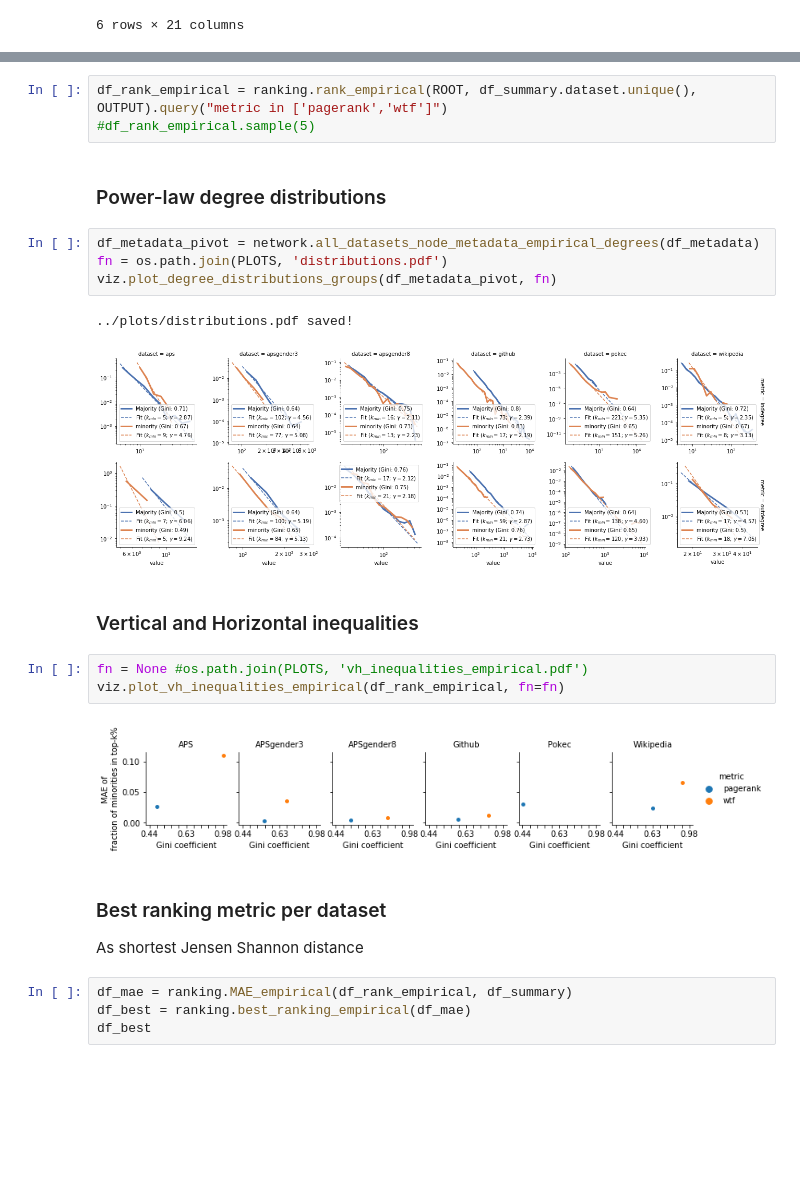
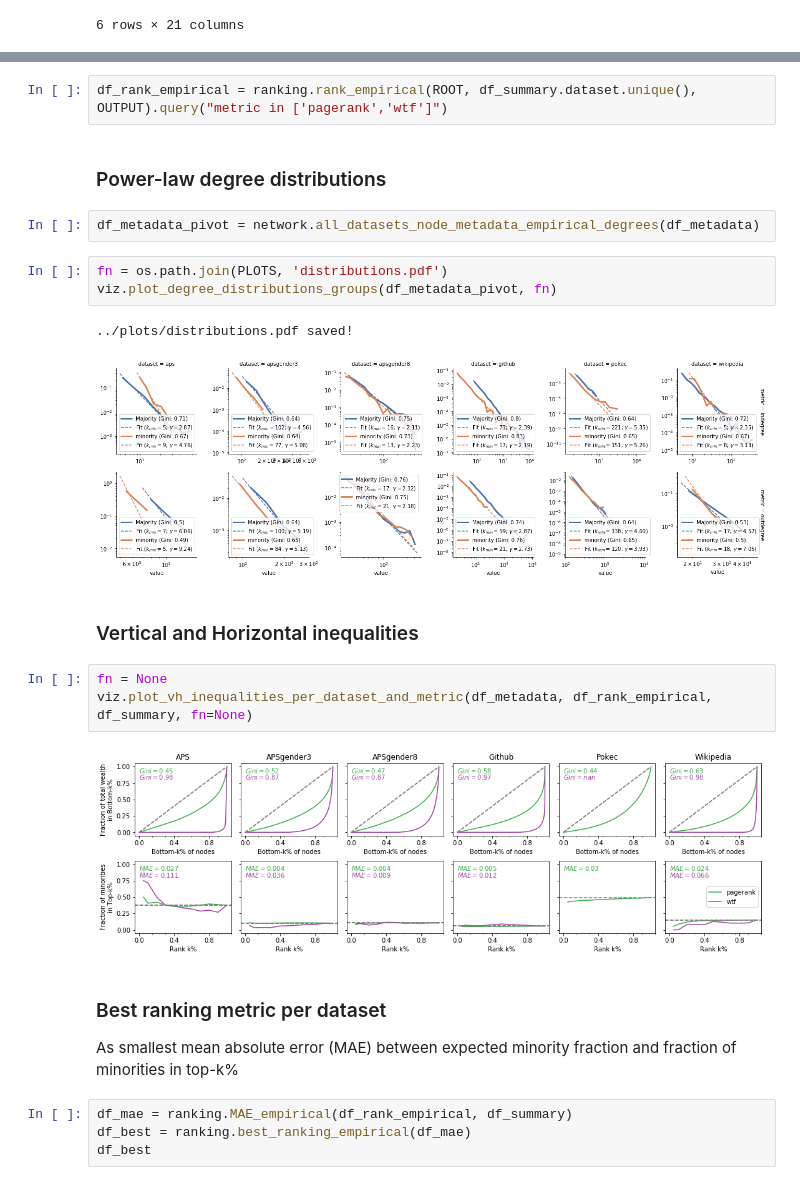
Before and after one commit to gesiscss/Homophilic_Directed_ScaleFree_Networks, a Jupyter notebook: notebooks/5_paper.ipynb, the cells around one changed output, grey strips where cells are left out. Saved outputs shown, nothing was run; the diff lists cells and outputs as text; blank space fills up the shorter version.

Commit message:
updating plots notebook #5

```diff
--- a/notebooks/5_paper.ipynb
+++ b/notebooks/5_paper.ipynb
@@ -66,10 +64,10 @@ df_metadata = network.load_all_datasets_node_metadata_empirical(DATASETS, ROOT)
 # %%
 df_rank_empirical = ranking.rank_empirical(ROOT, df_summary.dataset.unique(), OUTPUT).query("metric in ['pagerank','wtf']")
-#df_rank_empirical.sample(5)
 # %% [markdown]
 <h3>Power-law degree distributions</h3>
+# %%
+df_metadata_pivot = network.all_datasets_node_metadata_empirical_degrees(df_metadata)
 # %%
-df_metadata_pivot = network.all_datasets_node_metadata_empirical_degrees(df_metadata)
 fn = os.path.join(PLOTS, 'distributions.pdf')
 viz.plot_degree_distributions_groups(df_metadata_pivot, fn)
 # %% [output]
@@ -78,13 +76,13 @@ viz.plot_degree_distributions_groups(df_metadata_pivot, fn)
 # %% [markdown]
 <h3>Vertical and Horizontal inequalities</h3>
 # %%
-fn = None #os.path.join(PLOTS, 'vh_inequalities_empirical.pdf')
-viz.plot_vh_inequalities_empirical(df_rank_empirical, fn=fn)
+fn = None
+viz.plot_vh_inequalities_per_dataset_and_metric(df_metadata, df_rank_empirical, df_summary, fn=None)
 # %% [output]
-[figure, old version]
+[figure, new version]
 # %% [markdown]
 <h3>Best ranking metric per dataset</h3>
-<p>As shortest Jensen Shannon distance</p>
+<p>As smallest mean absolute error (MAE) between expected minority fraction and fraction of minorities in top-k%</p>
 # %%
 df_mae = ranking.MAE_empirical(df_rank_empirical, df_summary)
 df_best = ranking.best_ranking_empirical(df_mae)
```
Also changed, not shown: parts of 10 cells of this notebook.
